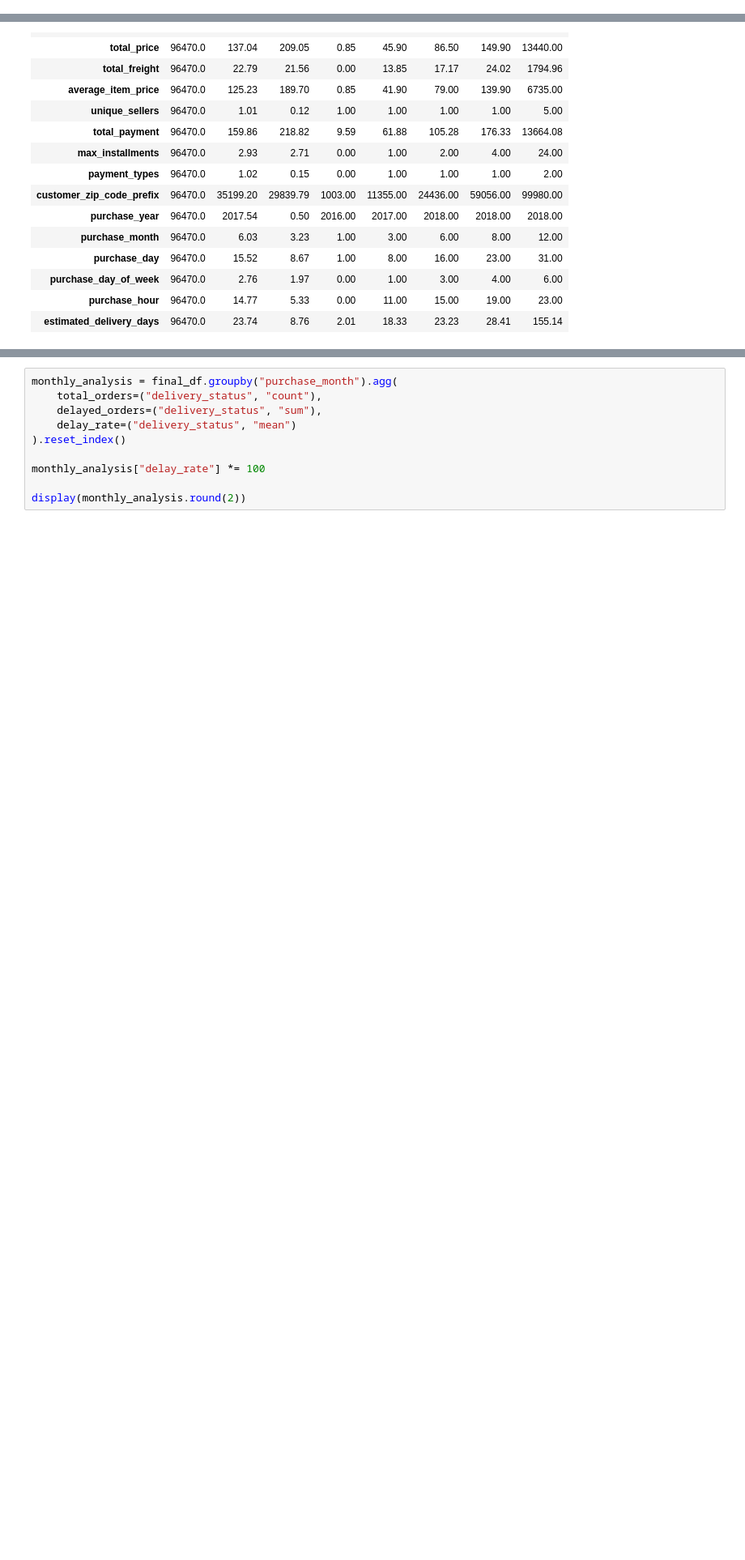
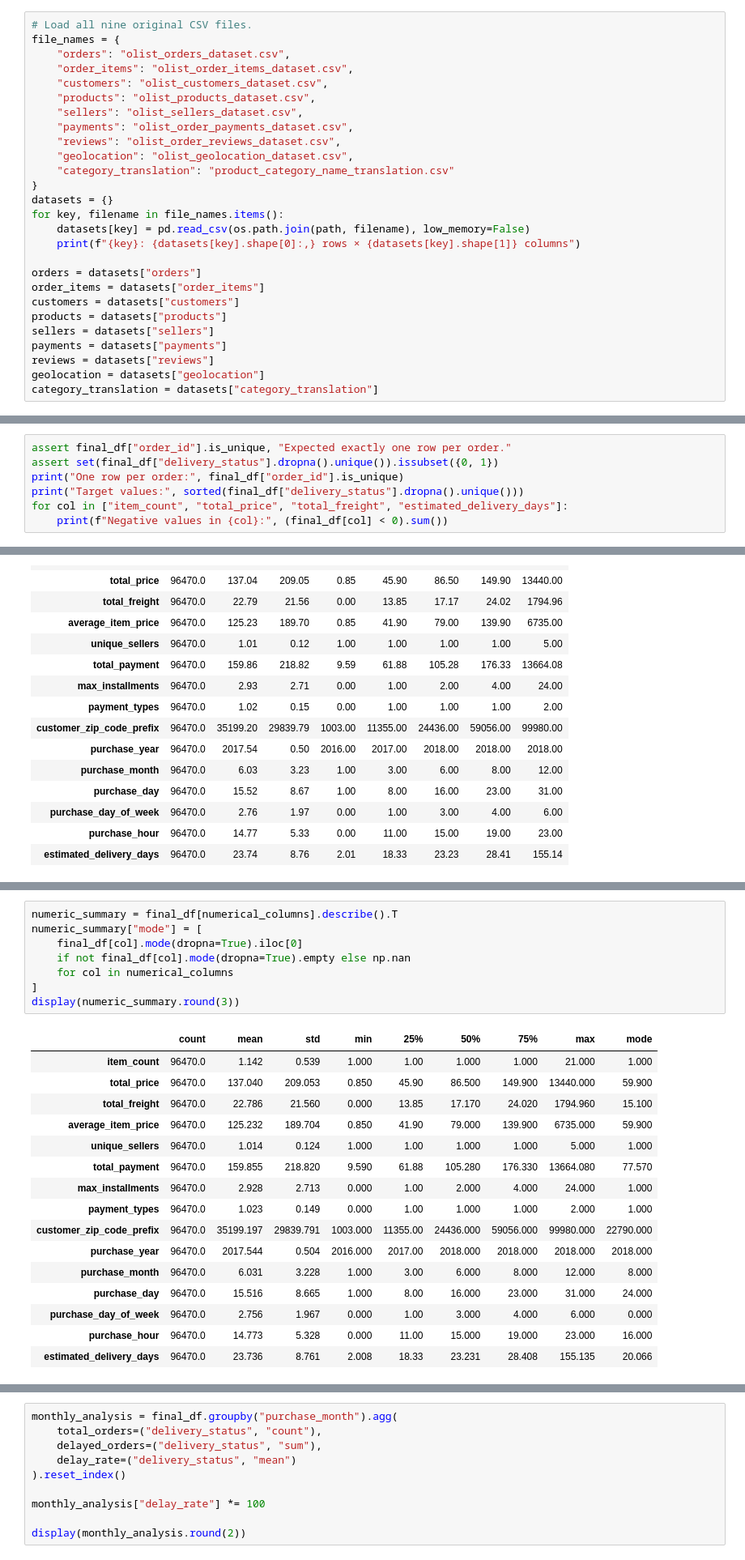
Before and after one commit to Given-Kangwa/Prediction_of_E-Commerce-Delivary_delays, a Jupyter notebook: data_exploration.ipynb, the cells around one changed output, grey strips where cells are left out. Shown at 81% size. Cells and saved outputs as stored; diff of their text form; blank space fills up the shorter version.

```diff
--- a/data_exploration.ipynb
+++ b/data_exploration.ipynb
@@ -131,0 +112,27 @@ dtype: int64
+# %%
+# Load all nine original CSV files.
+file_names = {
+    "orders": "olist_orders_dataset.csv",
+    "order_items": "olist_order_items_dataset.csv",
+    "customers": "olist_customers_dataset.csv",
+    "products": "olist_products_dataset.csv",
+    "sellers": "olist_sellers_dataset.csv",
+    "payments": "olist_order_payments_dataset.csv",
+    "reviews": "olist_order_reviews_dataset.csv",
+    "geolocation": "olist_geolocation_dataset.csv",
+    "category_translation": "product_category_name_translation.csv"
+}
+datasets = {}
+for key, filename in file_names.items():
+    datasets[key] = pd.read_csv(os.path.join(path, filename), low_memory=False)
+    print(f"{key}: {datasets[key].shape[0]:,} rows × {datasets[key].shape[1]} columns")
+
+orders = datasets["orders"]
+order_items = datasets["order_items"]
+customers = datasets["customers"]
+products = datasets["products"]
+sellers = datasets["sellers"]
+payments = datasets["payments"]
+reviews = datasets["reviews"]
+geolocation = datasets["geolocation"]
+category_translation = datasets["category_translation"]
@@ -482,3 +575,10 @@ delivery_status
 0    88644
 1     7826
 Name: count, dtype: int64
+# %%
+assert final_df["order_id"].is_unique, "Expected exactly one row per order."
+assert set(final_df["delivery_status"].dropna().unique()).issubset({0, 1})
+print("One row per order:", final_df["order_id"].is_unique)
+print("Target values:", sorted(final_df["delivery_status"].dropna().unique()))
+for col in ["item_count", "total_price", "total_freight", "estimated_delivery_days"]:
+    print(f"Negative values in {col}:", (final_df[col] < 0).sum())
@@ -534,3 +643,28 @@ display(descriptive_stats.round(2))
+# %%
+numeric_summary = final_df[numerical_columns].describe().T
+numeric_summary["mode"] = [
+    final_df[col].mode(dropna=True).iloc[0]
+    if not final_df[col].mode(dropna=True).empty else np.nan
+    for col in numerical_columns
+]
+display(numeric_summary.round(3))
+# %% [output]
+|  | count | mean | std | min | 25% | 50% | 75% | max | mode |
+| item_count | 96470.0 | 1.142 | 0.539 | 1.000 | 1.00 | 1.000 | 1.000 | 21.000 | 1.000 |
+| total_price | 96470.0 | 137.040 | 209.053 | 0.850 | 45.90 | 86.500 | 149.900 | 13440.000 | 59.900 |
+| total_freight | 96470.0 | 22.786 | 21.560 | 0.000 | 13.85 | 17.170 | 24.020 | 1794.960 | 15.100 |
+| average_item_price | 96470.0 | 125.232 | 189.704 | 0.850 | 41.90 | 79.000 | 139.900 | 6735.000 | 59.900 |
+| unique_sellers | 96470.0 | 1.014 | 0.124 | 1.000 | 1.00 | 1.000 | 1.000 | 5.000 | 1.000 |
+| total_payment | 96470.0 | 159.855 | 218.820 | 9.590 | 61.88 | 105.280 | 176.330 | 13664.080 | 77.570 |
+| max_installments | 96470.0 | 2.928 | 2.713 | 0.000 | 1.00 | 2.000 | 4.000 | 24.000 | 1.000 |
+| payment_types | 96470.0 | 1.023 | 0.149 | 0.000 | 1.00 | 1.000 | 1.000 | 2.000 | 1.000 |
+| customer_zip_code_prefix | 96470.0 | 35199.197 | 29839.791 | 1003.000 | 11355.00 | 24436.000 | 59056.000 | 99980.000 | 22790.000 |
+| purchase_year | 96470.0 | 2017.544 | 0.504 | 2016.000 | 2017.00 | 2018.000 | 2018.000 | 2018.000 | 2018.000 |
+| purchase_month | 96470.0 | 6.031 | 3.228 | 1.000 | 3.00 | 6.000 | 8.000 | 12.000 | 8.000 |
+| purchase_day | 96470.0 | 15.516 | 8.665 | 1.000 | 8.00 | 16.000 | 23.000 | 31.000 | 24.000 |
+| purchase_day_of_week | 96470.0 | 2.756 | 1.967 | 0.000 | 1.00 | 3.000 | 4.000 | 6.000 | 0.000 |
+| purchase_hour | 96470.0 | 14.773 | 5.328 | 0.000 | 11.00 | 15.000 | 19.000 | 23.000 | 16.000 |
+| estimated_delivery_days | 96470.0 | 23.736 | 8.761 | 2.008 | 18.33 | 23.231 | 28.408 | 155.135 | 20.066 |
 # %%
 import matplotlib.pyplot as plt
 import seaborn as sns
```
Also changed, not shown: parts of 49 cells of this notebook, 3 other files.
